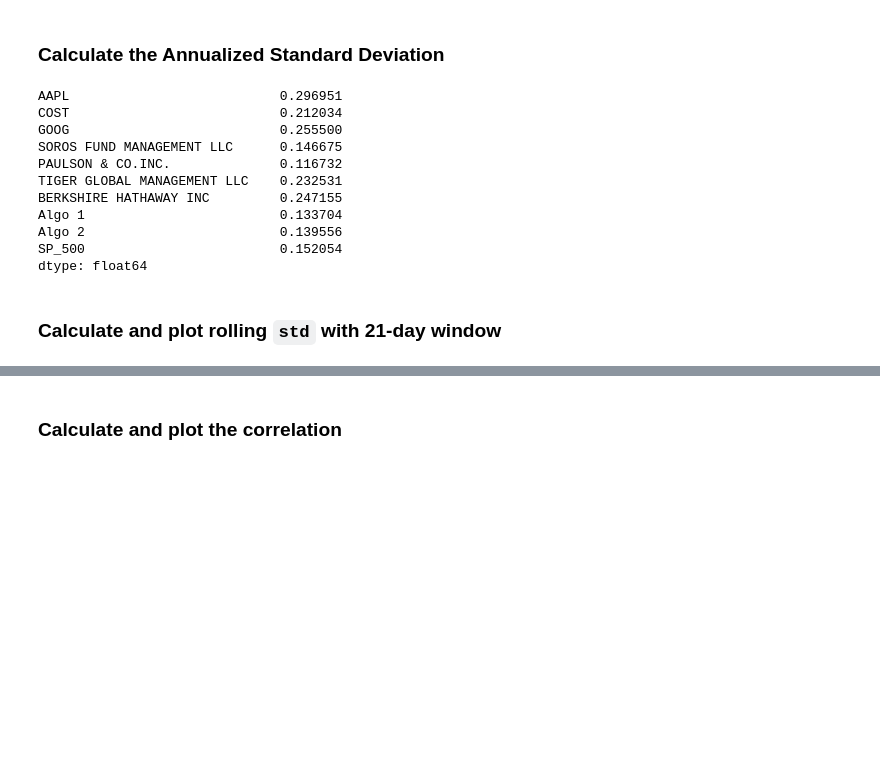
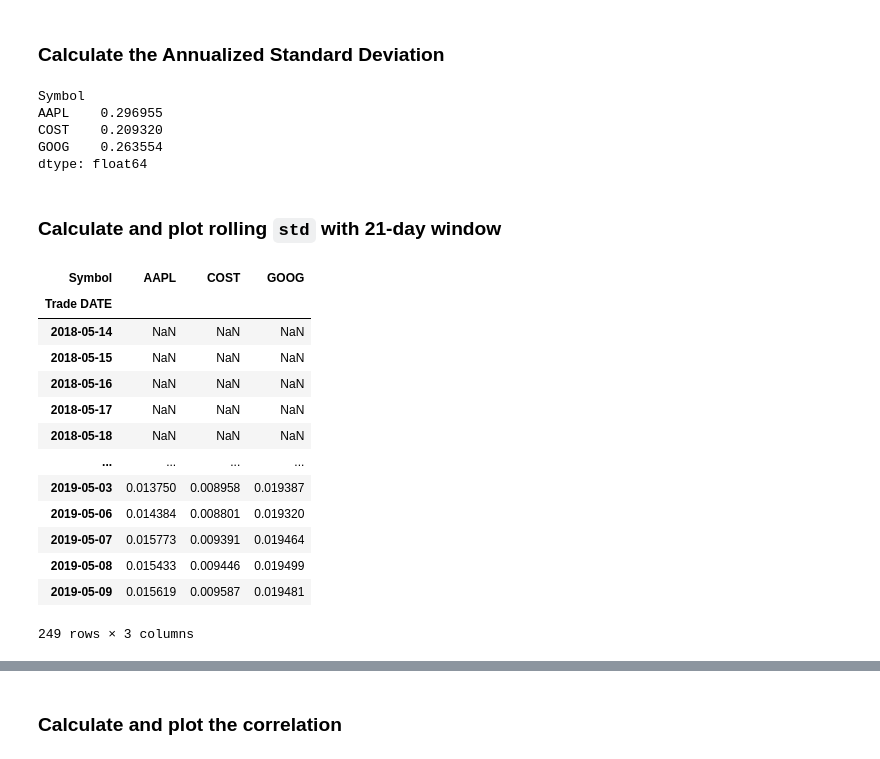
Before and after one commit to lrb924/Portfolio_Performance, a Jupyter notebook: whale_analysis.ipynb, the cells around one changed output, grey strips where cells are left out. Saved outputs shown, nothing was run; the diff lists cells and outputs as text; code cells hidden in the pictures; blank space fills up the shorter version.

```diff
--- a/whale_analysis.ipynb
+++ b/whale_analysis.ipynb
@@ -600,19 +611,31 @@ combined_returns_df
 ### Calculate the Annualized Standard Deviation
 # %%
 # Calculate the annualized `std`
-combined_returns_df.std()*np.sqrt(252)
+myportfolio_returns_df.std()*np.sqrt(252)
 # %% [output]
-AAPL                           0.296951
-COST                           0.212034
-GOOG                           0.255500
-SOROS FUND MANAGEMENT LLC      0.146675
-PAULSON & CO.INC.              0.116732
-TIGER GLOBAL MANAGEMENT LLC    0.232531
-BERKSHIRE HATHAWAY INC         0.247155
-Algo 1                         0.133704
-Algo 2                         0.139556
-SP_500                         0.152054
+Symbol
+AAPL    0.296955
+COST    0.209320
+GOOG    0.263554
 dtype: float64
 # %% [markdown]
 ### Calculate and plot rolling `std` with 21-day window
+# %%
+# Calculate rolling standard deviation
+myportfolio_returns_df.rolling(window = 21).std()
+# %% [output]
+| Symbol | AAPL | COST | GOOG |
+| Trade DATE |  |  |  |
+| 2018-05-14 | NaN | NaN | NaN |
+| 2018-05-15 | NaN | NaN | NaN |
+| 2018-05-16 | NaN | NaN | NaN |
+| 2018-05-17 | NaN | NaN | NaN |
+| 2018-05-18 | NaN | NaN | NaN |
+| ... | ... | ... | ... |
+| 2019-05-03 | 0.013750 | 0.008958 | 0.019387 |
+| 2019-05-06 | 0.014384 | 0.008801 | 0.019320 |
+| 2019-05-07 | 0.015773 | 0.009391 | 0.019464 |
+| 2019-05-08 | 0.015433 | 0.009446 | 0.019499 |
+| 2019-05-09 | 0.015619 | 0.009587 | 0.019481 |
+249 rows × 3 columns
 # %%
```
Also changed, not shown: parts of 5 cells of this notebook.
